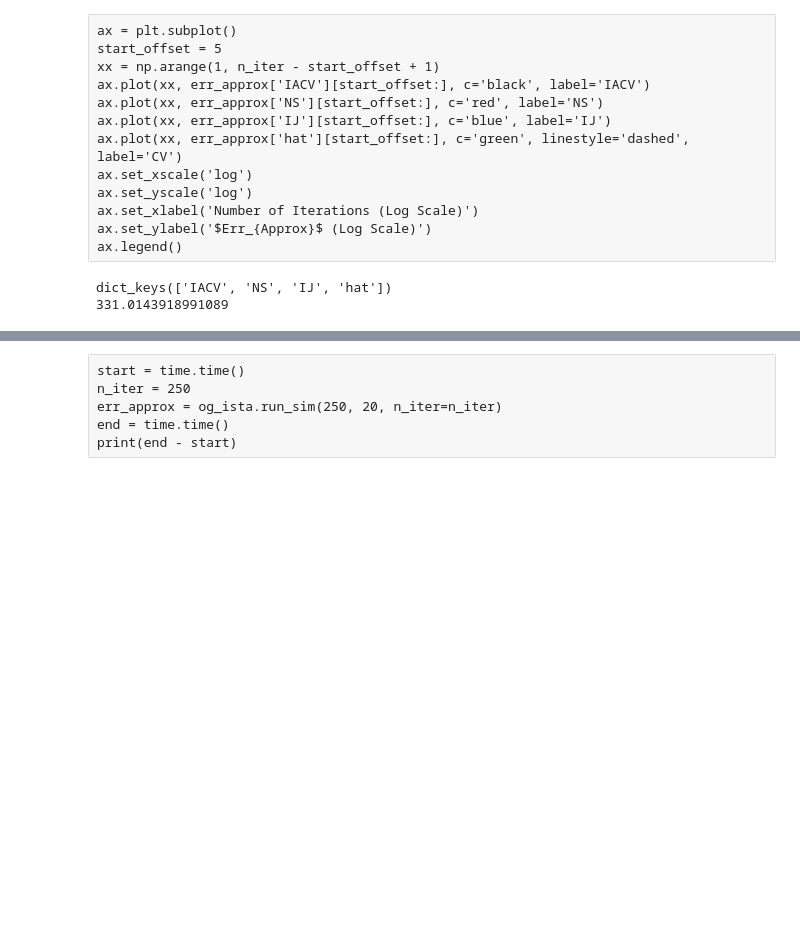
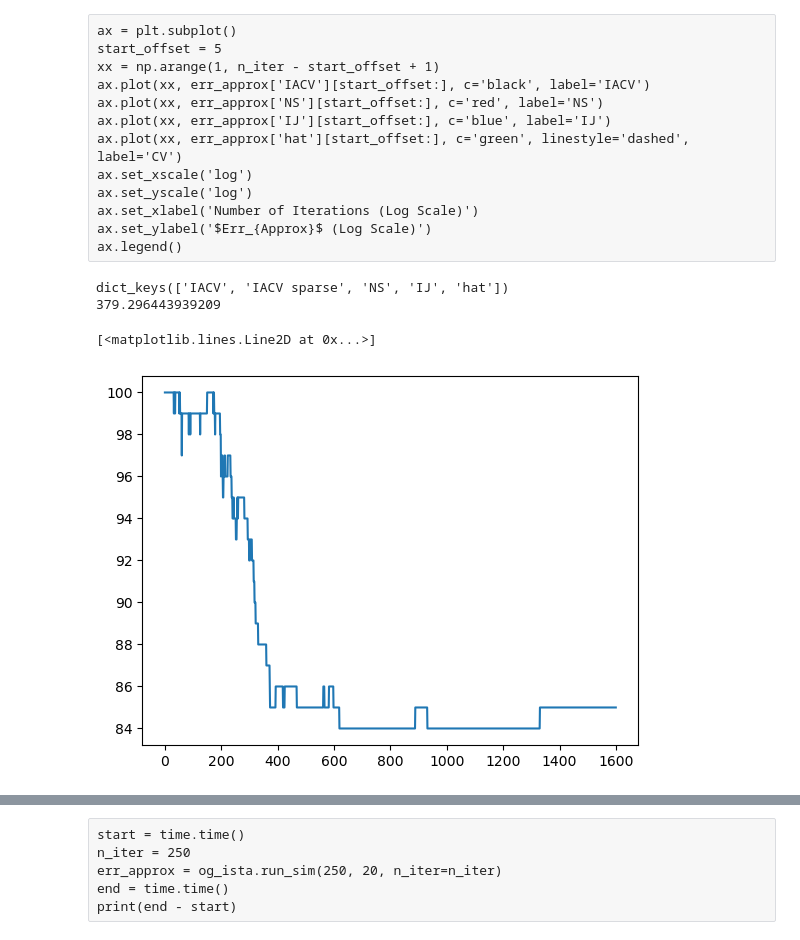
Before and after one commit to nerrma/thesis, a Jupyter notebook: experiments/IACV Paper/plotting.ipynb, the cells around one changed output, grey strips where cells are left out. Saved outputs shown, nothing was run; the diff lists cells and outputs as text; code cells hidden in the pictures; blank space fills up the shorter version.

```diff
--- a/experiments/IACV Paper/plotting.ipynb
+++ b/experiments/IACV Paper/plotting.ipynb
@@ -44,14 +46,21 @@ ax.set_ylabel('$Err_{Approx}$ (Log Scale)')
 ax.legend()
 # %%
 start = time.time()
-n_iter = 6000
-err_approx, cv_err, runtime = jax_gd.run_sim(250, 20, n_iter=n_iter)
+n_iter = 1600
+#err_approx, cv_err, runtime = jax_gd.run_sim(250, 20, n_iter=n_iter)
+err_approx, runtime, supports, params = jax_ista_sparse.run_sim(200, 100, n_iter=n_iter, lbd_v=1e-3)
 print(err_approx.keys())
 end = time.time()
 print(end - start)
 # %% [output]
-dict_keys(['IACV', 'NS', 'IJ', 'hat'])
-331.0143918991089
+dict_keys(['IACV', 'IACV sparse', 'NS', 'IJ', 'hat'])
+379.296443939209
+# %%
+sup_sizes = list(map(len, supports))
+plt.plot(sup_sizes)
+# %% [output]
+[<matplotlib.lines.Line2D at 0x...>]
+[figure, added]
 # %%
 fig, ax = plt.subplots()
 start_offset = 5
```
Also changed, not shown: parts of 10 cells of this notebook, 1 other file.
